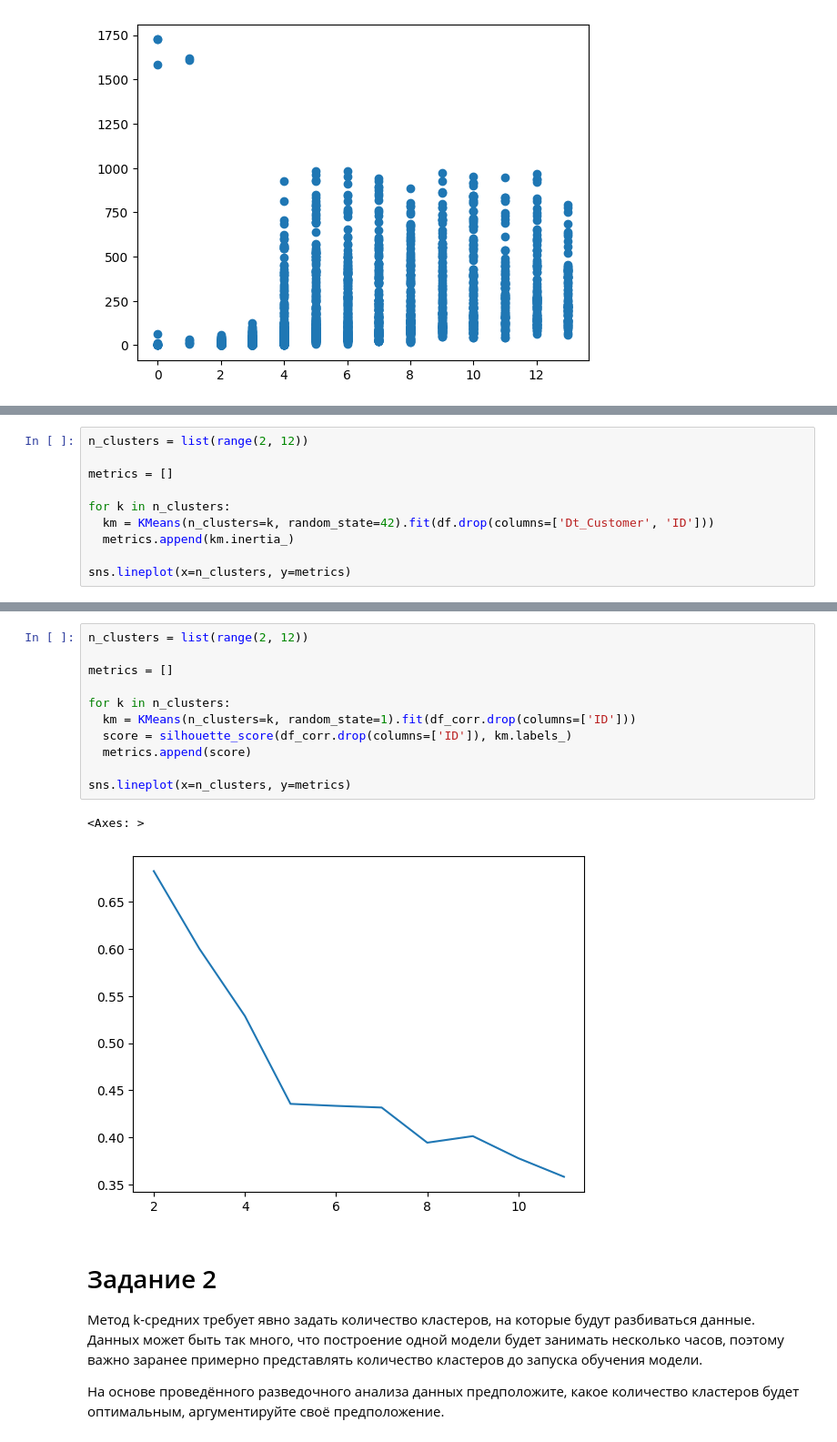
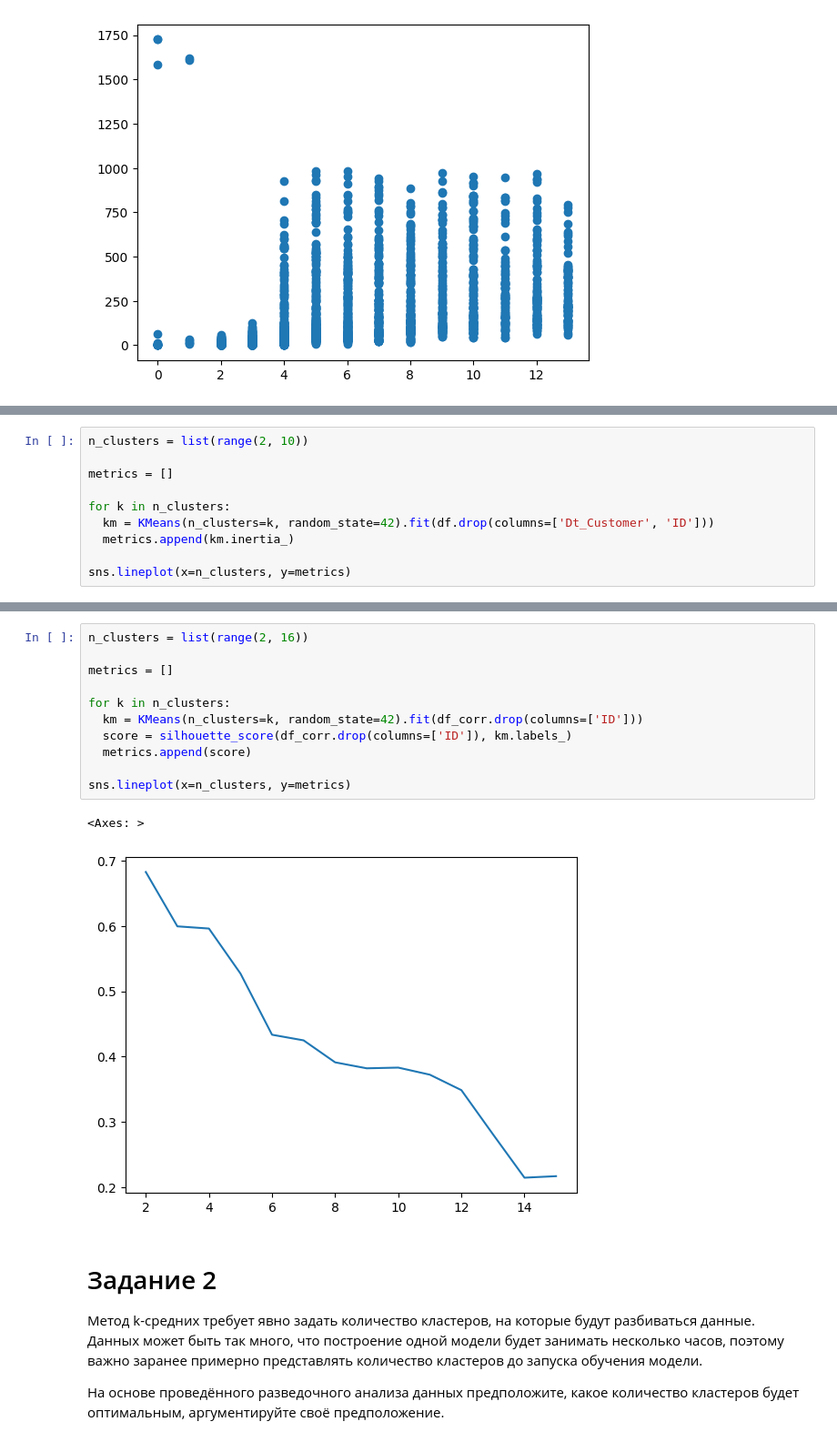
Before and after one commit to IgorKolotushkin/machine_learning_ds, a Jupyter notebook: hw11/Практическая работа. Метод k-средних. Интерпретация.ipynb, the cells around one changed output, grey strips where cells are left out. Shown at 91% size. Cells and saved outputs as stored; diff of their text form.

```diff
--- a/hw11/Практическая работа. Метод k-средних. Интерпретация.ipynb
+++ b/hw11/Практическая работа. Метод k-средних. Интерпретация.ipynb
@@ -141,5 +157,5 @@ for n in combinations(num_columns, r=2):
 # %%
-n_clusters = list(range(2, 12))
+n_clusters = list(range(2, 10))
 
 metrics = []
 
@@ -154,17 +170,17 @@ sns.lineplot(x=n_clusters, y=metrics)
 # %%
-n_clusters = list(range(2, 12))
+n_clusters = list(range(2, 16))
 
 metrics = []
 
 for k in n_clusters:
-  km = KMeans(n_clusters=k, random_state=1).fit(df_corr.drop(columns=['ID']))
+  km = KMeans(n_clusters=k, random_state=42).fit(df_corr.drop(columns=['ID']))
   score = silhouette_score(df_corr.drop(columns=['ID']), km.labels_)
   metrics.append(score)
 
 sns.lineplot(x=n_clusters, y=metrics)
 # %% [output]
 <Axes: >
-[figure, old version]
+[figure, new version]
 # %% [markdown]
 # Задание 2
 
```
Also changed, not shown: parts of 3 cells of this notebook.
